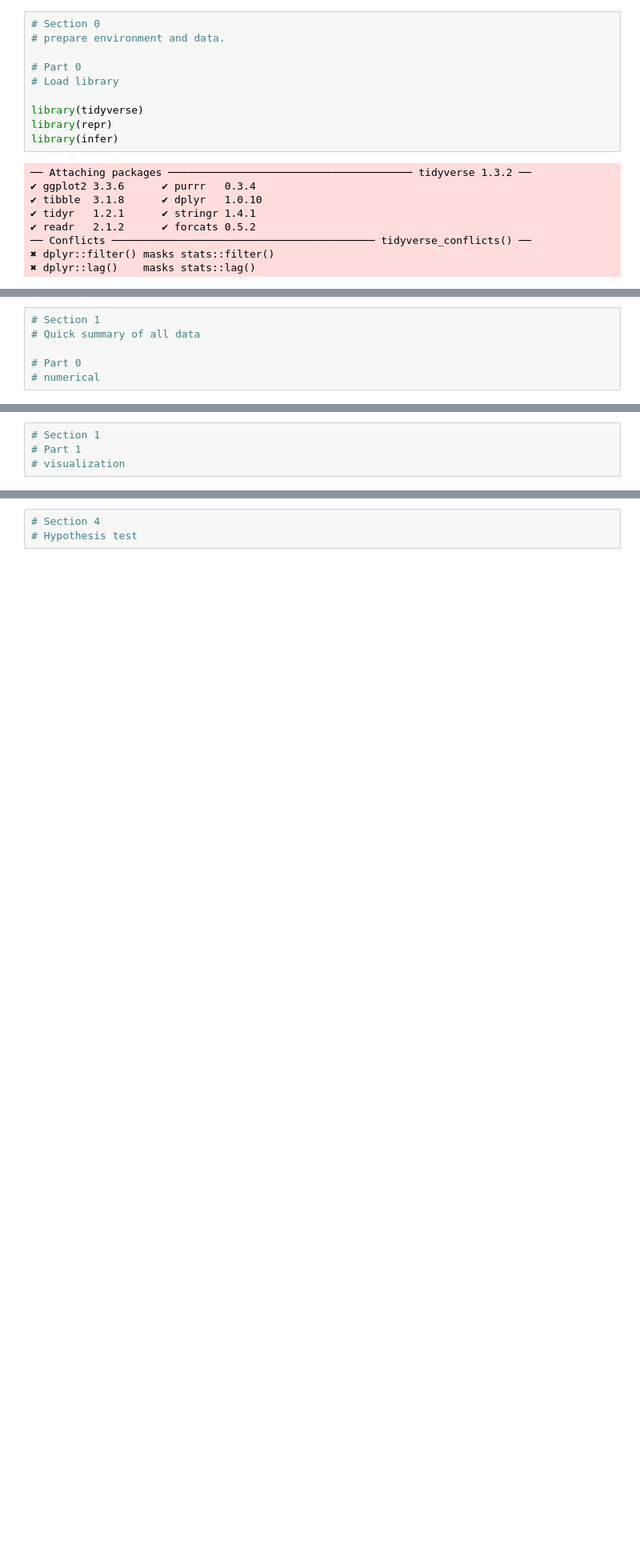
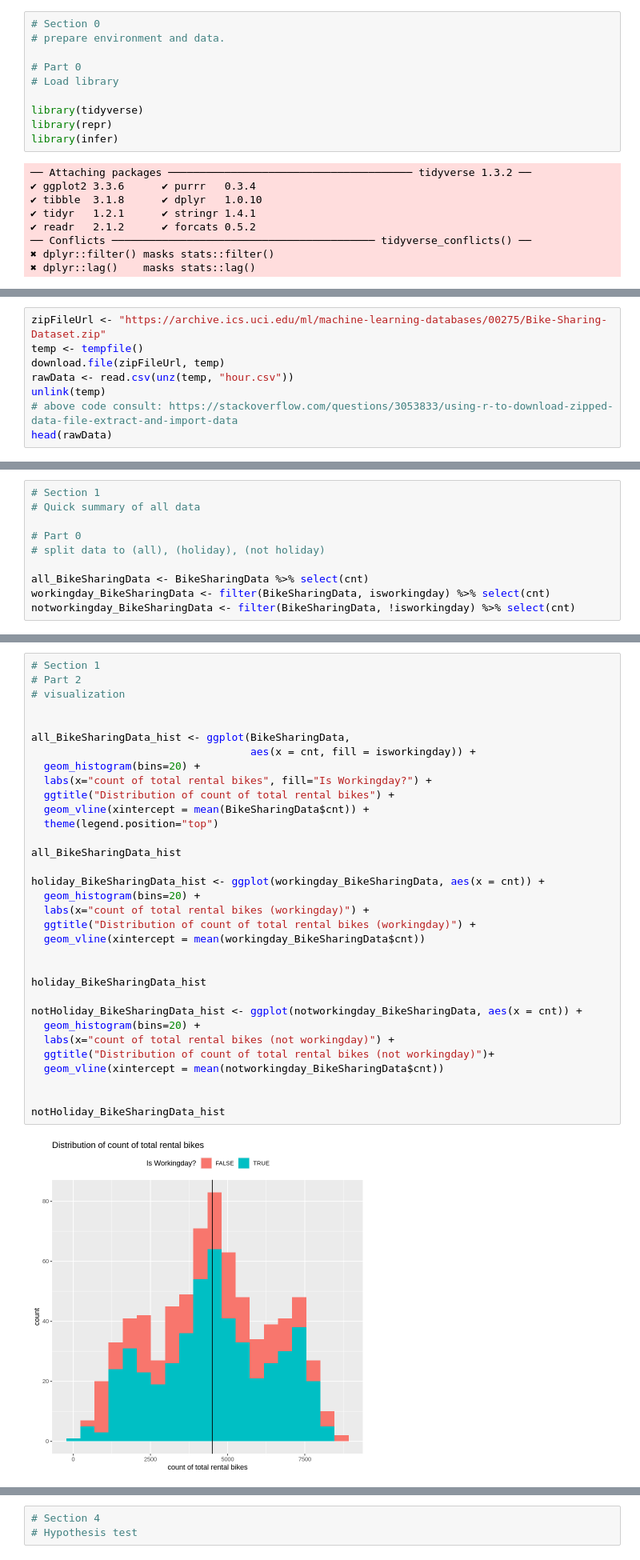
Before and after one commit to Sparsh16/STAT-201-Group-Project, a Jupyter notebook: code/code.ipynb, the cells around one changed output, grey strips where cells are left out. Shown at 80% size. Saved outputs shown, nothing was run; the diff lists cells and outputs as text; blank space fills up the shorter version.

Commit message:
first look at data

```diff
--- a/code/code.ipynb
+++ b/code/code.ipynb
@@ -23,0 +36,8 @@ library(infer)
+# %%
+zipFileUrl <- "https://archive.ics.uci.edu/ml/machine-learning-databases/00275/Bike-Sharing-Dataset.zip"
+temp <- tempfile()
+download.file(zipFileUrl, temp)
+rawData <- read.csv(unz(temp, "hour.csv"))
+unlink(temp)
+# above code consult: https://stackoverflow.com/questions/3053833/using-r-to-download-zipped-data-file-extract-and-import-data
+head(rawData)
@@ -30,4 +92,8 @@ library(infer)
 # Quick summary of all data
 
 # Part 0
-# numerical
+# split data to (all), (holiday), (not holiday)
+
+all_BikeSharingData <- BikeSharingData %>% select(cnt)
+workingday_BikeSharingData <- filter(BikeSharingData, isworkingday) %>% select(cnt)
+notworkingday_BikeSharingData <- filter(BikeSharingData, !isworkingday) %>% select(cnt)
@@ -34,4 +156,35 @@ library(infer)
 # %%
 # Section 1
-# Part 1
+# Part 2
 # visualization
+
+
+all_BikeSharingData_hist <- ggplot(BikeSharingData,
+                                   aes(x = cnt, fill = isworkingday)) +
+  geom_histogram(bins=20) +
+  labs(x="count of total rental bikes", fill="Is Workingday?") +
+  ggtitle("Distribution of count of total rental bikes") +
+  geom_vline(xintercept = mean(BikeSharingData$cnt)) +
+  theme(legend.position="top")
+
+all_BikeSharingData_hist
+
+holiday_BikeSharingData_hist <- ggplot(workingday_BikeSharingData, aes(x = cnt)) +
+  geom_histogram(bins=20) +
+  labs(x="count of total rental bikes (workingday)") +
+  ggtitle("Distribution of count of total rental bikes (workingday)") +
+  geom_vline(xintercept = mean(workingday_BikeSharingData$cnt))
+
+
+holiday_BikeSharingData_hist
+
+notHoliday_BikeSharingData_hist <- ggplot(notworkingday_BikeSharingData, aes(x = cnt)) +
+  geom_histogram(bins=20) +
+  labs(x="count of total rental bikes (not workingday)") +
+  ggtitle("Distribution of count of total rental bikes (not workingday)")+
+  geom_vline(xintercept = mean(notworkingday_BikeSharingData$cnt))
+
+
+notHoliday_BikeSharingData_hist
+# %% [output]
+[figure, added]
```
Also changed, not shown: parts of 11 cells of this notebook.
